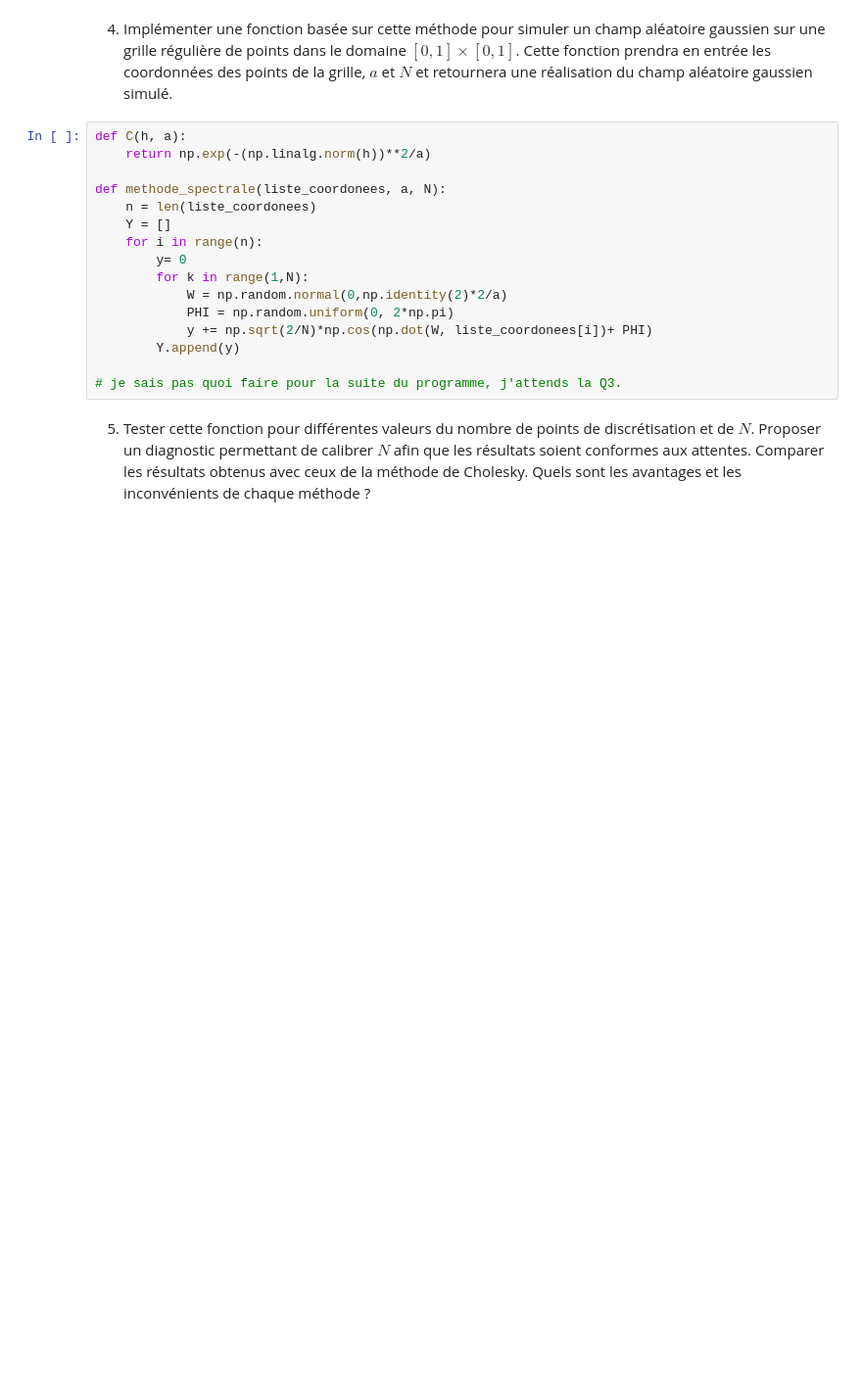
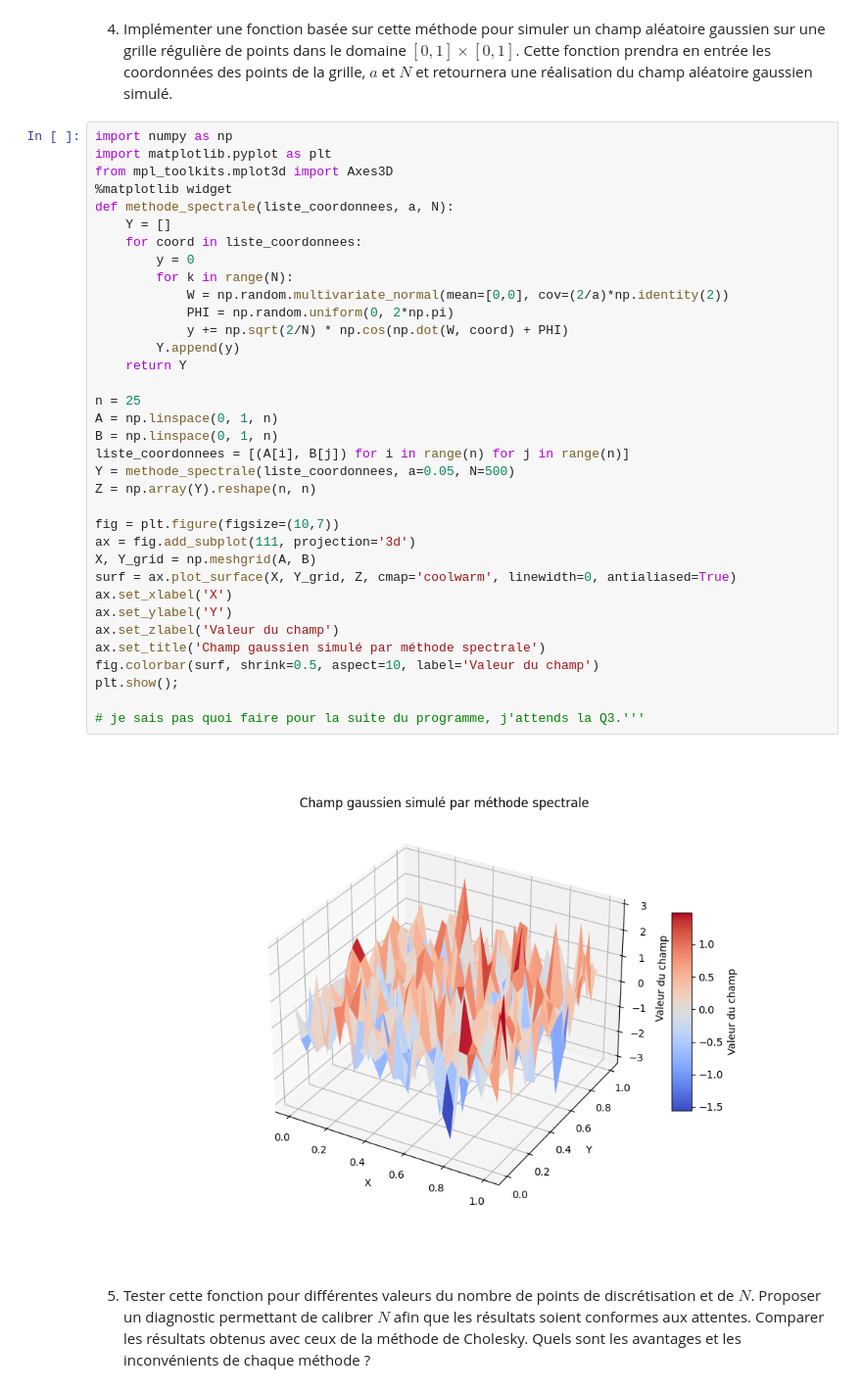
Before and after one commit to noamguillou/Projet-Probabilites, a Jupyter notebook: Projet Probabilités (1).ipynb, the cells around one changed output. Shown at 98% size. Drawn from its saved outputs; the diff is of its cells as text; blank space fills up the shorter version.

Commit message:
question 1-3-4 papier + changement un peu pour la 4 à revoir quand même

```diff
--- a/Projet Probabilités (1).ipynb
+++ b/Projet Probabilités (1).ipynb
@@ -172,21 +172,42 @@ si on a que la suite Wn est indépendante et que la suite Phin est indépendante
 # %% [markdown]
 4. Implémenter une fonction basée sur cette méthode pour simuler un champ aléatoire gaussien sur une grille régulière de points dans le domaine  $[0, 1] \times [0, 1]$. Cette fonction prendra en entrée les coordonnées des points de la grille, $a$ et  $N$ et retournera une réalisation du champ aléatoire gaussien simulé.
 # %%
-def C(h, a):
-    return np.exp(-(np.linalg.norm(h))**2/a)
+import numpy as np
+import matplotlib.pyplot as plt
+from mpl_toolkits.mplot3d import Axes3D
+%matplotlib widget
+def methode_spectrale(liste_coordonnees, a, N):
+    Y = []
+    for coord in liste_coordonnees:
+        y = 0
+        for k in range(N):
+            W = np.random.multivariate_normal(mean=[0,0], cov=(2/a)*np.identity(2))
+            PHI = np.random.uniform(0, 2*np.pi)
+            y += np.sqrt(2/N) * np.cos(np.dot(W, coord) + PHI)
+        Y.append(y)
+    return Y
 
-def methode_spectrale(liste_coordonees, a, N):
-    n = len(liste_coordonees)
-    Y = []
-    for i in range(n):
-        y= 0
-        for k in range(1,N):
-            W = np.random.normal(0,np.identity(2)*2/a)
-            PHI = np.random.uniform(0, 2*np.pi)
-            y += np.sqrt(2/N)*np.cos(np.dot(W, liste_coordonees[i])+ PHI)
-        Y.append(y)
+n = 25
+A = np.linspace(0, 1, n)
+B = np.linspace(0, 1, n)
+liste_coordonnees = [(A[i], B[j]) for i in range(n) for j in range(n)]
+Y = methode_spectrale(liste_coordonnees, a=0.05, N=500)
+Z = np.array(Y).reshape(n, n)
 
-# je sais pas quoi faire pour la suite du programme, j'attends la Q3.
+fig = plt.figure(figsize=(10,7))
+ax = fig.add_subplot(111, projection='3d')
+X, Y_grid = np.meshgrid(A, B)
+surf = ax.plot_surface(X, Y_grid, Z, cmap='coolwarm', linewidth=0, antialiased=True)
+ax.set_xlabel('X')
+ax.set_ylabel('Y')
+ax.set_zlabel('Valeur du champ')
+ax.set_title('Champ gaussien simulé par méthode spectrale')
+fig.colorbar(surf, shrink=0.5, aspect=10, label='Valeur du champ')
+plt.show();
+
+# je sais pas quoi faire pour la suite du programme, j'attends la Q3.'''
+# %% [output]
+[figure, added]
 # %% [markdown]
 5. Tester cette fonction pour différentes valeurs du nombre de points de discrétisation et de $N$. Proposer un diagnostic permettant de calibrer $N$ afin que les résultats soient conformes aux attentes. Comparer les résultats obtenus avec ceux de la méthode de Cholesky. Quels sont les avantages et les inconvénients de chaque méthode ?
 # %%
```
Also changed, not shown: parts of 3 cells of this notebook.
